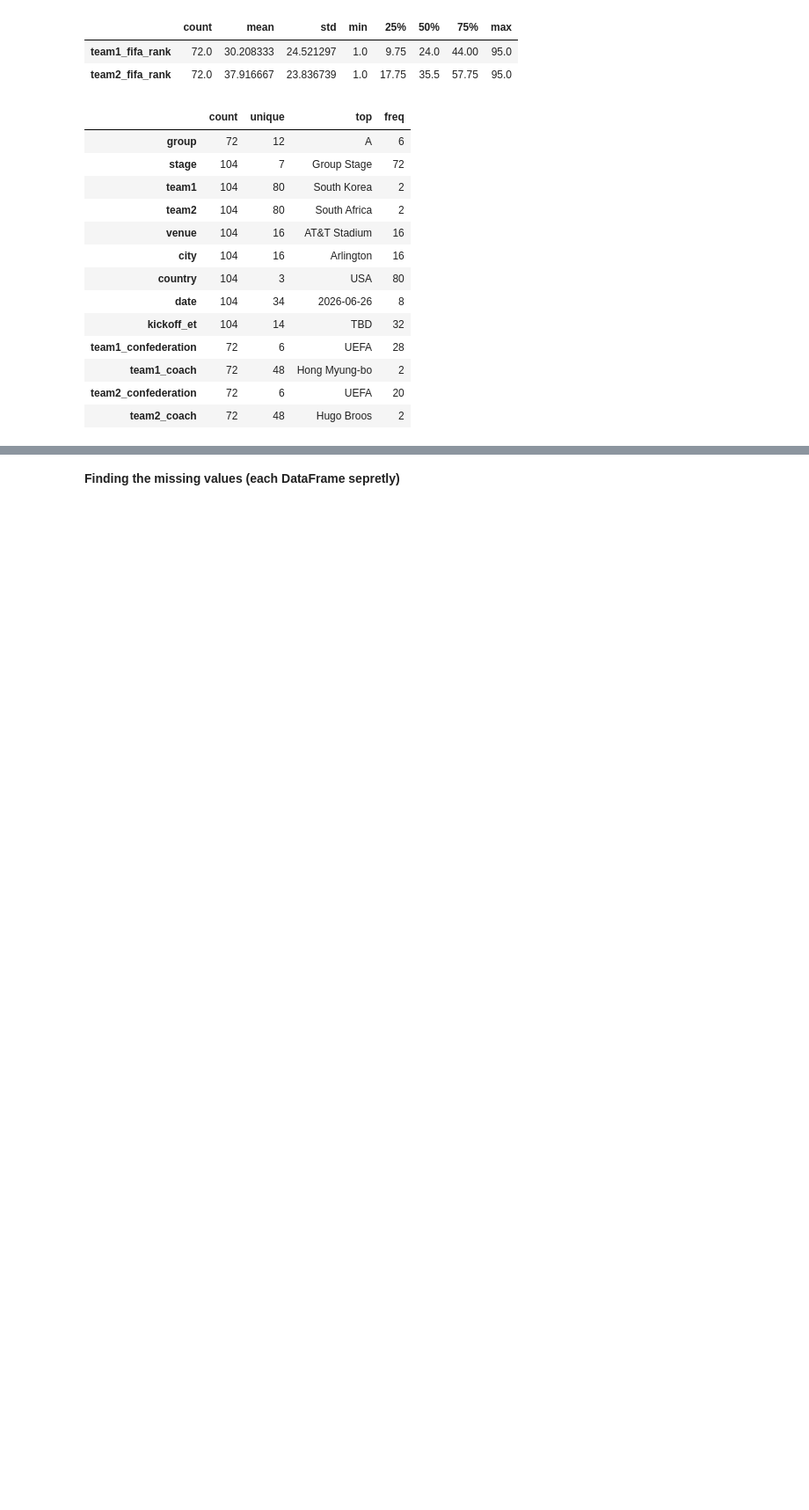
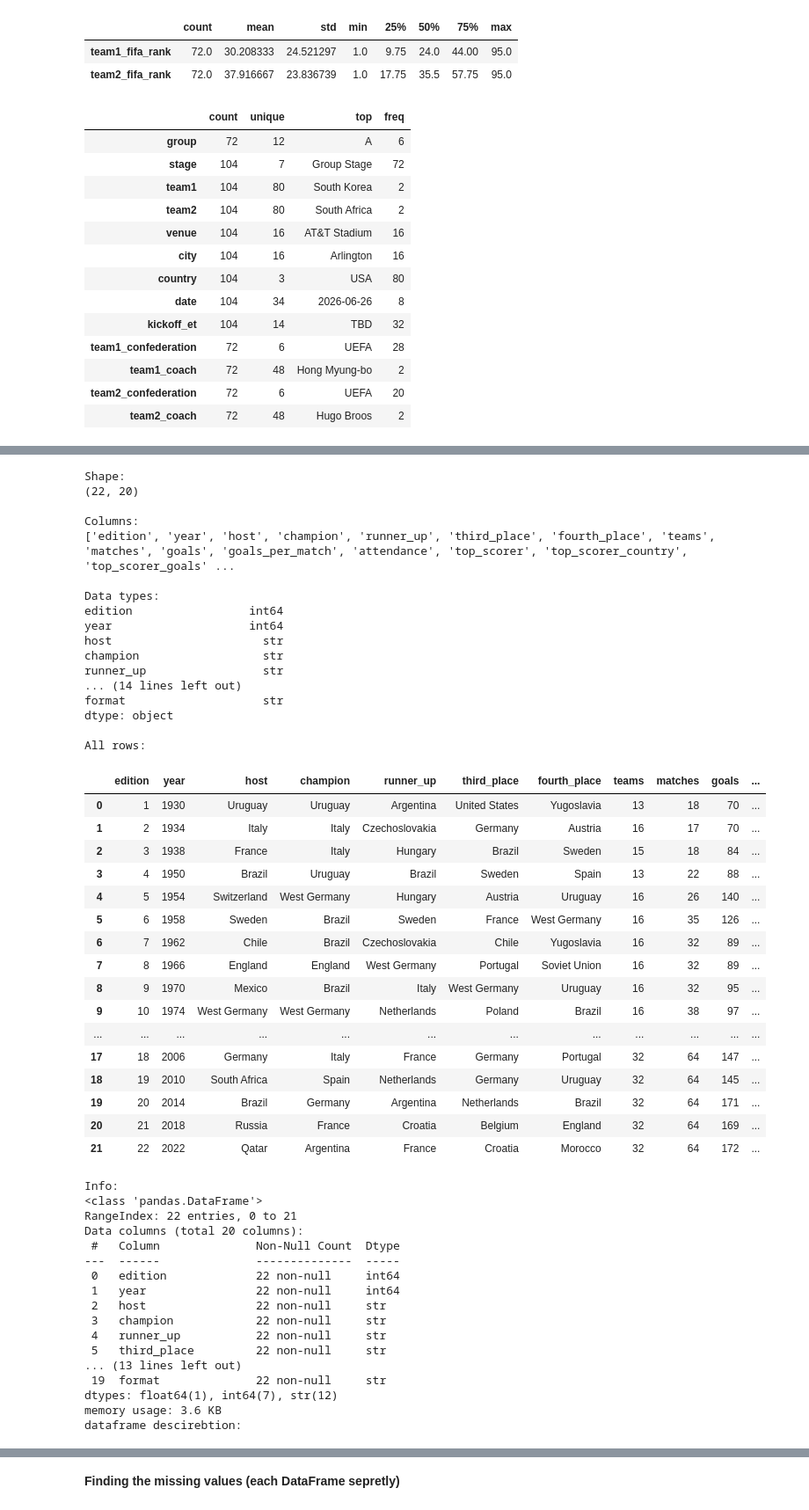
Before and after one commit to iMohamed-XD/Tamkeen, a Jupyter notebook: 5-data_project/main.ipynb, the cells around one changed output, grey strips where cells are left out. Shown at 88% size. Cells and saved outputs as stored; diff of their text form; code cells hidden in the pictures; blank space fills up the shorter version.

```diff
--- a/5-data_project/main.ipynb
+++ b/5-data_project/main.ipynb
@@ -110,11 +171,63 @@ df_teams.describe(include="str").T
 # %%
 print(f"\nShape:\n{df_editions.shape}")
 print(f"\nColumns:\n{df_editions.columns.tolist()}")
 print(f"\nData types:\n{df_editions.dtypes}")
-print("\nFirst 5 rows:")
-display(df_editions.head())
+print("\nAll rows:")
+display(df_editions)
 print("\nInfo:")
 df_editions.info()
 print("dataframe descirebtion: ")
 display(df_editions.describe().T)
 df_editions.describe(include="str").T
+# %% [output]
+Shape:
+(22, 20)
+
+Columns:
+['edition', 'year', 'host', 'champion', 'runner_up', 'third_place', 'fourth_place', 'teams', 'matches', 'goals', 'goals_per_match', 'attendance', 'top_scorer', 'top_scorer_country', 'top_scorer_goals' ...
+
+Data types:
+edition                 int64
+year                    int64
+host                      str
+champion                  str
+runner_up                 str
+... (14 lines left out)
+format                    str
+dtype: object
+
+All rows:
+|  | edition | year | host | champion | runner_up | third_place | fourth_place | teams | matches | goals | ... |
+| 0 | 1 | 1930 | Uruguay | Uruguay | Argentina | United States | Yugoslavia | 13 | 18 | 70 | ... |
+| 1 | 2 | 1934 | Italy | Italy | Czechoslovakia | Germany | Austria | 16 | 17 | 70 | ... |
+| 2 | 3 | 1938 | France | Italy | Hungary | Brazil | Sweden | 15 | 18 | 84 | ... |
+| 3 | 4 | 1950 | Brazil | Uruguay | Brazil | Sweden | Spain | 13 | 22 | 88 | ... |
+| 4 | 5 | 1954 | Switzerland | West Germany | Hungary | Austria | Uruguay | 16 | 26 | 140 | ... |
+| 5 | 6 | 1958 | Sweden | Brazil | Sweden | France | West Germany | 16 | 35 | 126 | ... |
+| 6 | 7 | 1962 | Chile | Brazil | Czechoslovakia | Chile | Yugoslavia | 16 | 32 | 89 | ... |
+| 7 | 8 | 1966 | England | England | West Germany | Portugal | Soviet Union | 16 | 32 | 89 | ... |
+| 8 | 9 | 1970 | Mexico | Brazil | Italy | West Germany | Uruguay | 16 | 32 | 95 | ... |
+| 9 | 10 | 1974 | West Germany | West Germany | Netherlands | Poland | Brazil | 16 | 38 | 97 | ... |
+| ... | ... | ... | ... | ... | ... | ... | ... | ... | ... | ... | ... |
+| 17 | 18 | 2006 | Germany | Italy | France | Germany | Portugal | 32 | 64 | 147 | ... |
+| 18 | 19 | 2010 | South Africa | Spain | Netherlands | Germany | Uruguay | 32 | 64 | 145 | ... |
+| 19 | 20 | 2014 | Brazil | Germany | Argentina | Netherlands | Brazil | 32 | 64 | 171 | ... |
+| 20 | 21 | 2018 | Russia | France | Croatia | Belgium | England | 32 | 64 | 169 | ... |
+| 21 | 22 | 2022 | Qatar | Argentina | France | Croatia | Morocco | 32 | 64 | 172 | ... |
+Info:
+<class 'pandas.DataFrame'>
+RangeIndex: 22 entries, 0 to 21
+Data columns (total 20 columns):
+ #   Column              Non-Null Count  Dtype
+---  ------              --------------  -----
+ 0   edition             22 non-null     int64
+ 1   year                22 non-null     int64
+ 2   host                22 non-null     str
+ 3   champion            22 non-null     str
+ 4   runner_up           22 non-null     str
+ 5   third_place         22 non-null     str
+... (13 lines left out)
+ 19  format              22 non-null     str
+dtypes: float64(1), int64(7), str(12)
+memory usage: 3.6 KB
+dataframe descirebtion:
```
Also changed, not shown: parts of 22 cells of this notebook, 6 other files.
